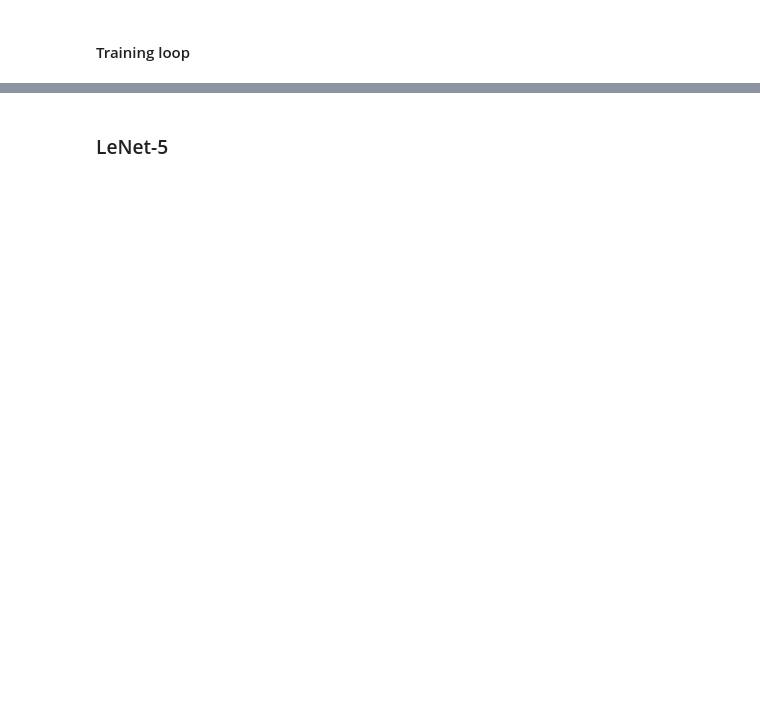
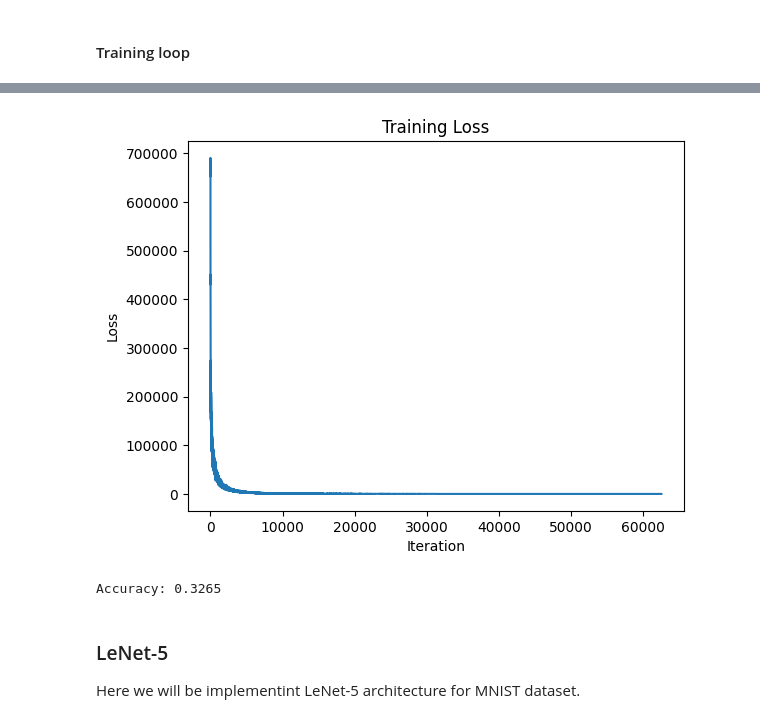
Before and after one commit to Warren-SJ/Image-Assignment-3, a Jupyter notebook: 210236P_a03.ipynb, the cells around one changed output, grey strips where cells are left out. Cells and saved outputs as stored; diff of their text form; code cells hidden in the pictures; blank space fills up the shorter version.

```diff
--- a/210236P_a03.ipynb
+++ b/210236P_a03.ipynb
@@ -183,3 +260,11 @@ for t in range(iterations):
+# %%
+plt.plot(loss_history)
+plt.xlabel('Iteration')
+plt.ylabel('Loss')
+plt.title('Training Loss')
+plt.show()
+# %% [output]
+[figure, added]
 # %%
 accuracy = 0
 model.eval()
@@ -187,10 +272,12 @@ with  torch.inference_mode():
     for i, data in enumerate(testloader, 0):
         inputs, labels = data
         x_test, y_test = inputs.to(device), labels.to(device)
+        Ntr = inputs.shape[0]
+        x_test = inputs.view(Ntr, -1).to(device)
         y_pred = model(x_test)
         _, predicted = torch.max(y_pred, 1)
         accuracy += (predicted == y_test).sum().item()
 
 print(f"Accuracy: {accuracy / len(testset)}")
+# %% [output]
+Accuracy: 0.3265
-# %% [markdown]
-### LeNet-5
@@ -199,0 +284,4 @@ device = torch.device("cuda" if torch.cuda.is_available() else "cpu")
+# %% [markdown]
+### LeNet-5
+
+Here we will be implementint LeNet-5 architecture for MNIST dataset.
```
Also changed, not shown: parts of 52 cells of this notebook.
